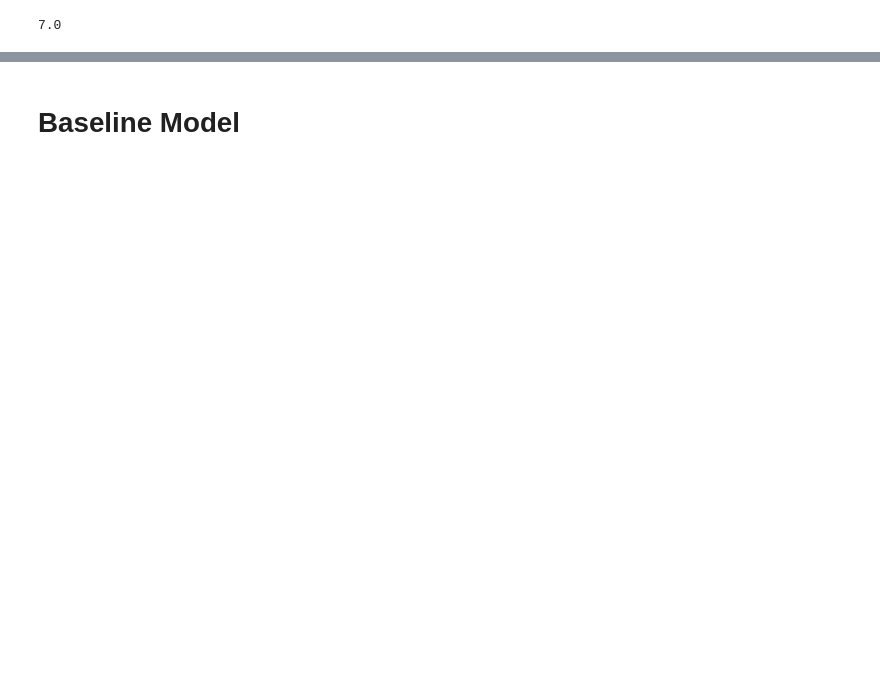
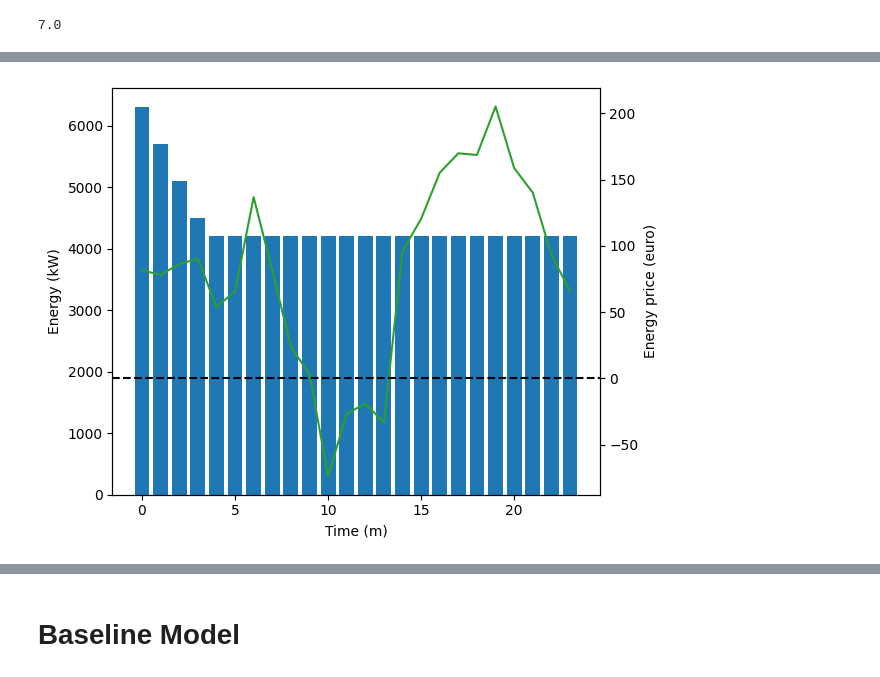
Before and after one commit to leidindi/PPO-RL-AGENT, a Jupyter notebook: model/SimpleBatter_note.ipynb, the cells around one changed output, grey strips where cells are left out. Cells and saved outputs as stored; diff of their text form; code cells hidden in the pictures; blank space fills up the shorter version.

```diff
--- a/model/SimpleBatter_note.ipynb
+++ b/model/SimpleBatter_note.ipynb
@@ -434,3 +451,35 @@ plt.show()
+# %%
+fig, ax1 = plt.subplots()
+
+daily_soc = np.array(episode_soc).reshape(7, 24, 60)
+daily_price = np.array(episode_energy_price).reshape(7, 24, 60)
+
+hourday_average_soc = np.mean(daily_soc, axis = 2)
+hourday_average_price = np.mean(daily_price, axis = 2)
+
+overall_hour_soc = np.sum(hourday_average_soc, axis = 0)
+overall_hour_price = np.mean(hourday_average_price, axis = 0)
+
+x = range(24)
+
+color = 'k'
+ax1.set_xlabel('Time (m)')
+ax1.set_ylabel('Energy (kW)', color=color)
+ax1.bar(x, overall_hour_soc, color='tab:blue', alpha=1)
+ax1.tick_params(axis='y', labelcolor=color)
+
+ax2 = ax1.twinx()
+
+color = 'k'
+ax2.set_ylabel('Energy price (euro)', color=color)
+ax2.plot(overall_hour_price, color='tab:green')
+ax2.tick_params(axis='y', labelcolor=color)
+
+fig.tight_layout()
+plt.axhline(y=0, color='black', linestyle='--')
+plt.show()
+# %% [output]
+[figure, added]
 # %%
 fig, ax1 = plt.subplots()
 
```
Also changed, not shown: parts of 9 cells of this notebook, 3 other files.
